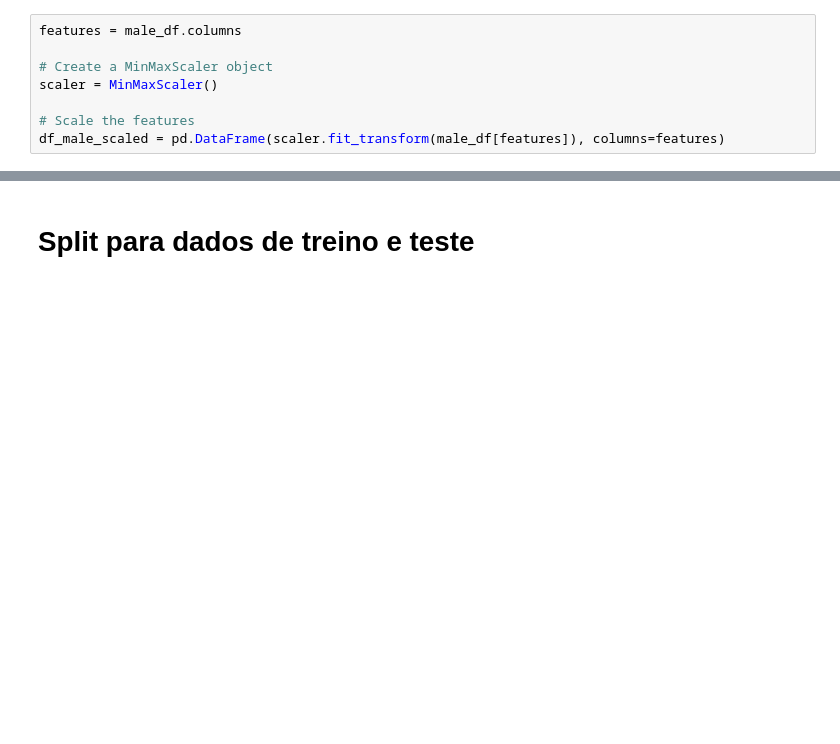
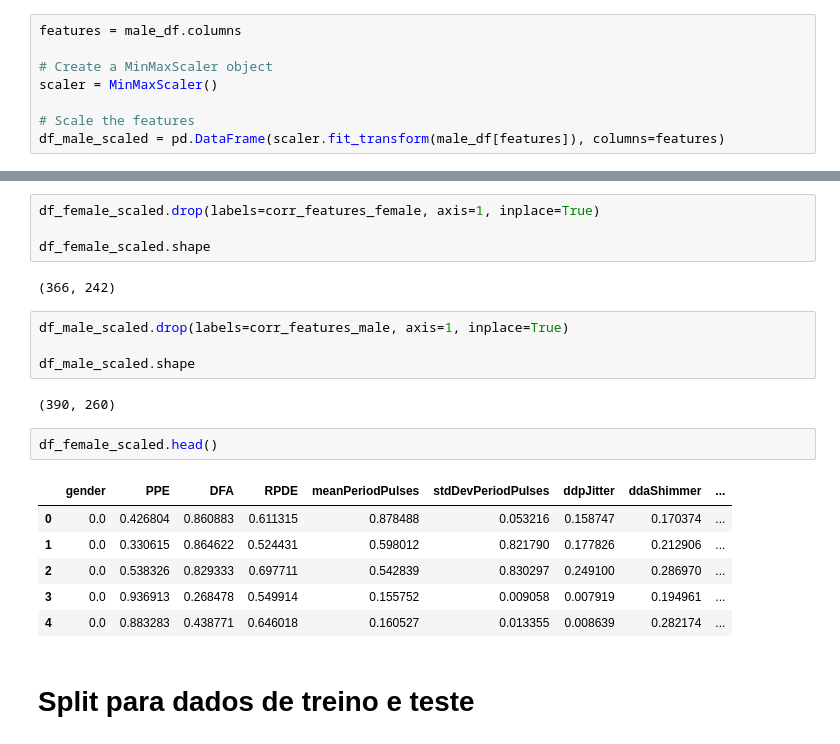
Before and after one commit to luispedro30/Dissertation, a Jupyter notebook: Code/FemaleMaleWIthNormalizationCorrelationPCA.ipynb, the cells around one changed output, grey strips where cells are left out. Saved outputs shown, nothing was run; the diff lists cells and outputs as text; blank space fills up the shorter version.

Commit message:
feat: add code for female and male with normalization, correlation and PCA

```diff
--- a/Code/FemaleMaleWIthNormalizationCorrelation.ipynb
+++ b/Code/FemaleMaleWIthNormalizationCorrelationPCA.ipynb
@@ -161,3 +149,24 @@ df_male_scaled.shape
+# %%
+df_female_scaled.drop(labels=corr_features_female, axis=1, inplace=True)
+
+df_female_scaled.shape
+# %% [output]
+(366, 242)
+# %%
+df_male_scaled.drop(labels=corr_features_male, axis=1, inplace=True)
+
+df_male_scaled.shape
+# %% [output]
+(390, 260)
+# %%
+df_female_scaled.head()
+# %% [output]
+|  | gender | PPE | DFA | RPDE | meanPeriodPulses | stdDevPeriodPulses | ddpJitter | ddaShimmer | ... |
+| 0 | 0.0 | 0.426804 | 0.860883 | 0.611315 | 0.878488 | 0.053216 | 0.158747 | 0.170374 | ... |
+| 1 | 0.0 | 0.330615 | 0.864622 | 0.524431 | 0.598012 | 0.821790 | 0.177826 | 0.212906 | ... |
+| 2 | 0.0 | 0.538326 | 0.829333 | 0.697711 | 0.542839 | 0.830297 | 0.249100 | 0.286970 | ... |
+| 3 | 0.0 | 0.936913 | 0.268478 | 0.549914 | 0.155752 | 0.009058 | 0.007919 | 0.194961 | ... |
+| 4 | 0.0 | 0.883283 | 0.438771 | 0.646018 | 0.160527 | 0.013355 | 0.008639 | 0.282174 | ... |
 # %% [markdown]
 # Split para dados de treino e teste
 # %%
```
Also changed, not shown: parts of 14 cells of this notebook.
